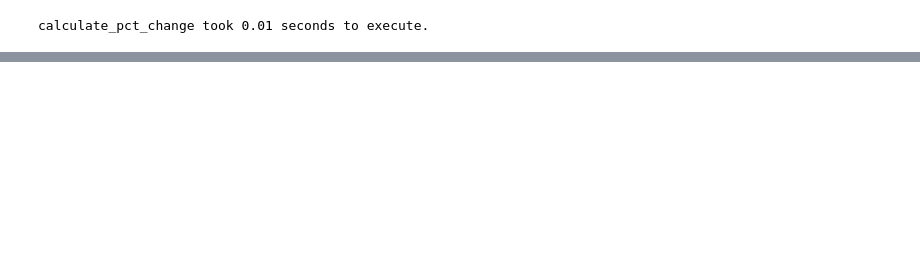
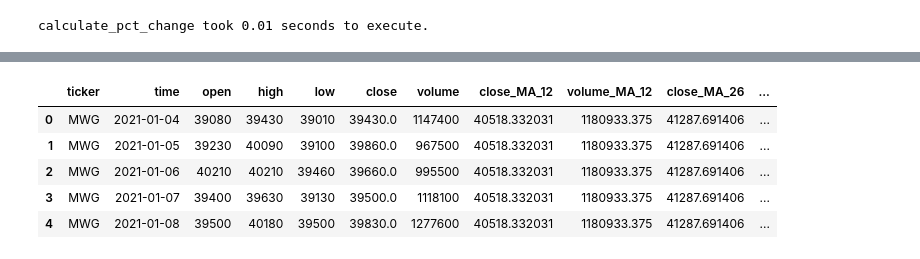
Before and after one commit to mrzaizai2k/Vietnamese_stocks_forecasting, a Jupyter notebook: notebook/read_DB_test.ipynb, the cells around one changed output, grey strips where cells are left out. Cells and saved outputs as stored; diff of their text form; code cells hidden in the pictures; blank space fills up the shorter version.

```diff
--- a/notebook/read_DB_test.ipynb
+++ b/notebook/read_DB_test.ipynb
@@ -141,3 +152,12 @@ df.head()
+# %%
+df.head()
+# %% [output]
+|  | ticker | time | open | high | low | close | volume | close_MA_12 | volume_MA_12 | close_MA_26 | ... |
+| 0 | MWG | 2021-01-04 | 39080 | 39430 | 39010 | 39430.0 | 1147400 | 40518.332031 | 1180933.375 | 41287.691406 | ... |
+| 1 | MWG | 2021-01-05 | 39230 | 40090 | 39100 | 39860.0 | 967500 | 40518.332031 | 1180933.375 | 41287.691406 | ... |
+| 2 | MWG | 2021-01-06 | 40210 | 40210 | 39460 | 39660.0 | 995500 | 40518.332031 | 1180933.375 | 41287.691406 | ... |
+| 3 | MWG | 2021-01-07 | 39400 | 39630 | 39130 | 39500.0 | 1118100 | 40518.332031 | 1180933.375 | 41287.691406 | ... |
+| 4 | MWG | 2021-01-08 | 39500 | 40180 | 39500 | 39830.0 | 1277600 | 40518.332031 | 1180933.375 | 41287.691406 | ... |
 # %%
 lag_dict = {'close': [1,2,3],
             'volume': [1,2,3],
```
Also changed, not shown: parts of 15 cells of this notebook, 1 other file.
